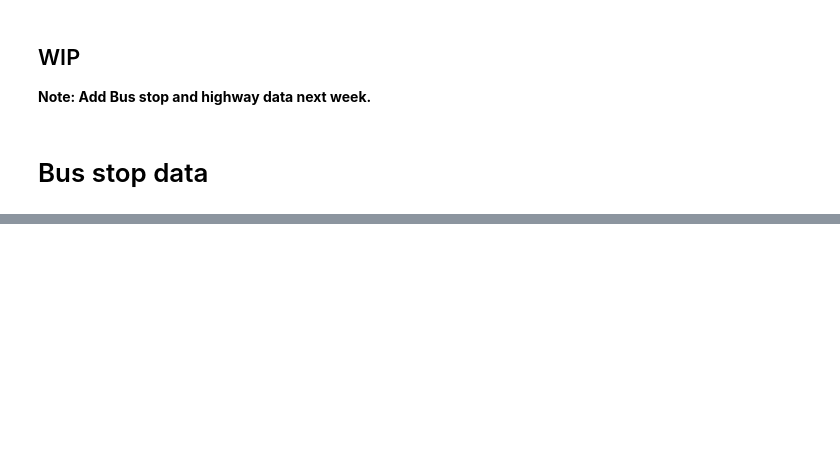
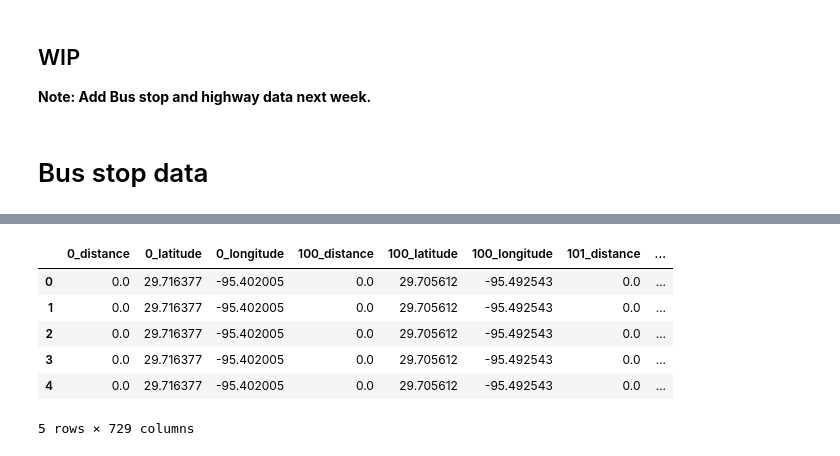
Before and after one commit to v4vigtory/Hyperlocal-Air-Quality-Prediction-in-Houston-neighborhoods, a Jupyter notebook: notebooks/cleaning/traffic_data.ipynb, the cells around one changed output, grey strips where cells are left out. Saved outputs shown, nothing was run; the diff lists cells and outputs as text; code cells hidden in the pictures; blank space fills up the shorter version.

```diff
--- a/notebooks/cleaning/traffic_data.ipynb
+++ b/notebooks/cleaning/traffic_data.ipynb
@@ -270,0 +304,5 @@ NO2_traffic_score.to_csv("../../data/cleaned/intersection_final.csv")
+# %%
+#Add suffix to column header based on the dataframe type
+bus_stop_lat.columns = [str(col) + '_latitude' for col in bus_stop_lat.columns]
+bus_stop_long.columns = [str(col) + '_longitude' for col in bus_stop_long.columns]
+bus_stop_dist.columns = [str(col) + '_distance' for col in bus_stop_dist.columns]
@@ -270,0 +332,10 @@ NO2_traffic_score.to_csv("../../data/cleaned/intersection_final.csv")
+# %%
+bus_stop_combined.head()
+# %% [output]
+|  | 0_distance | 0_latitude | 0_longitude | 100_distance | 100_latitude | 100_longitude | 101_distance | ... |
+| 0 | 0.0 | 29.716377 | -95.402005 | 0.0 | 29.705612 | -95.492543 | 0.0 | ... |
+| 1 | 0.0 | 29.716377 | -95.402005 | 0.0 | 29.705612 | -95.492543 | 0.0 | ... |
+| 2 | 0.0 | 29.716377 | -95.402005 | 0.0 | 29.705612 | -95.492543 | 0.0 | ... |
+| 3 | 0.0 | 29.716377 | -95.402005 | 0.0 | 29.705612 | -95.492543 | 0.0 | ... |
+| 4 | 0.0 | 29.716377 | -95.402005 | 0.0 | 29.705612 | -95.492543 | 0.0 | ... |
+5 rows × 729 columns
```
Also changed, not shown: parts of 31 cells of this notebook.
